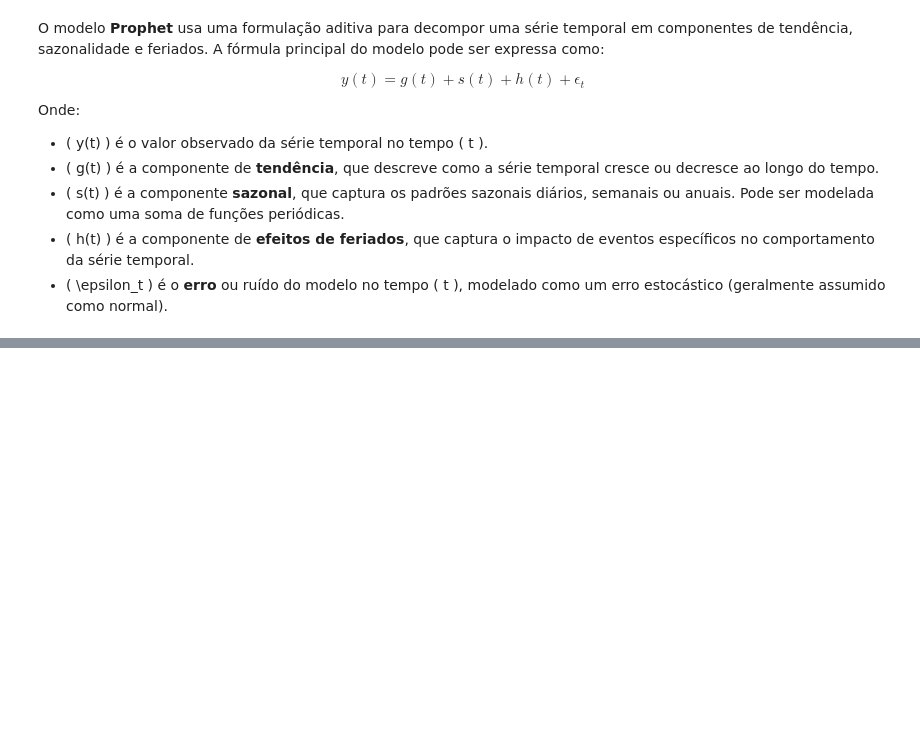
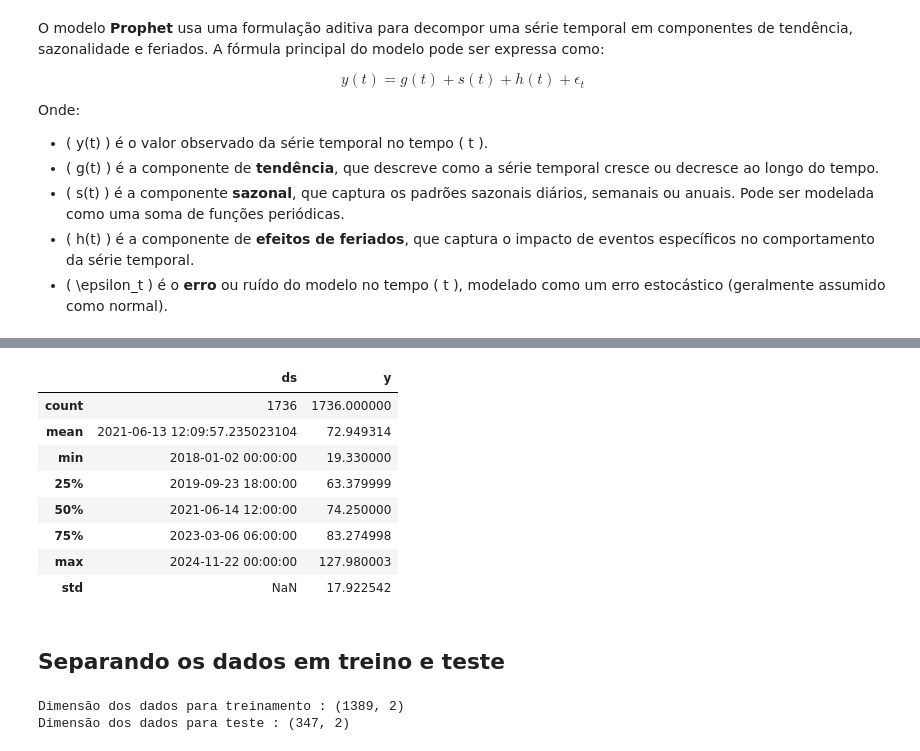
Before and after one commit to gleicessouza/projeto-petroleo-brent, a Jupyter notebook: notebooks/prevendo_os_valores.ipynb, the cells around one changed output, grey strips where cells are left out. Drawn from its saved outputs; the diff is of its cells as text; code cells hidden in the pictures; blank space fills up the shorter version.

```diff
--- a/notebooks/prevendo_os_valores.ipynb
+++ b/notebooks/prevendo_os_valores.ipynb
@@ -650,0 +662,15 @@ Onde:
+# %%
+# Resetar o índice e garantir que 'data' é uma coluna
+df_brent = df_brent.reset_index()
+
+# Converter a coluna 'data' para o formato datetime
+df_brent['data'] = pd.to_datetime(df_brent['data'])
+
+# Criar as colunas 'ds' e 'y'
+df_brent['ds'] = df_brent['data']
+df_brent['y'] = df_brent['brent_oil']
+
+# Manter apenas as colunas 'ds' e 'y'
+df_brent = df_brent[['ds', 'y']]
+
+df_brent.head()
@@ -650,0 +697,23 @@ Onde:
+# %%
+# Ver resumo das principais estatísticas
+df_brent.describe(include='all')
+# %% [output]
+|  | ds | y |
+| count | 1736 | 1736.000000 |
+| mean | 2021-06-13 12:09:57.235023104 | 72.949314 |
+| min | 2018-01-02 00:00:00 | 19.330000 |
+| 25% | 2019-09-23 18:00:00 | 63.379999 |
+| 50% | 2021-06-14 12:00:00 | 74.250000 |
+| 75% | 2023-03-06 06:00:00 | 83.274998 |
+| max | 2024-11-22 00:00:00 | 127.980003 |
+| std | NaN | 17.922542 |
+# %% [markdown]
+## Separando os dados em treino e teste
+# %%
+train_data = df_brent.sample(frac=0.8, random_state=0)
+test_data = df_brent.drop(train_data.index)
+print(f'Dimensão dos dados para treinamento : {train_data.shape}')
+print(f'Dimensão dos dados para teste : {test_data.shape}')
+# %% [output]
+Dimensão dos dados para treinamento : (1389, 2)
+Dimensão dos dados para teste : (347, 2)
```
Also changed, not shown: parts of 5 cells of this notebook, 2 other files.
